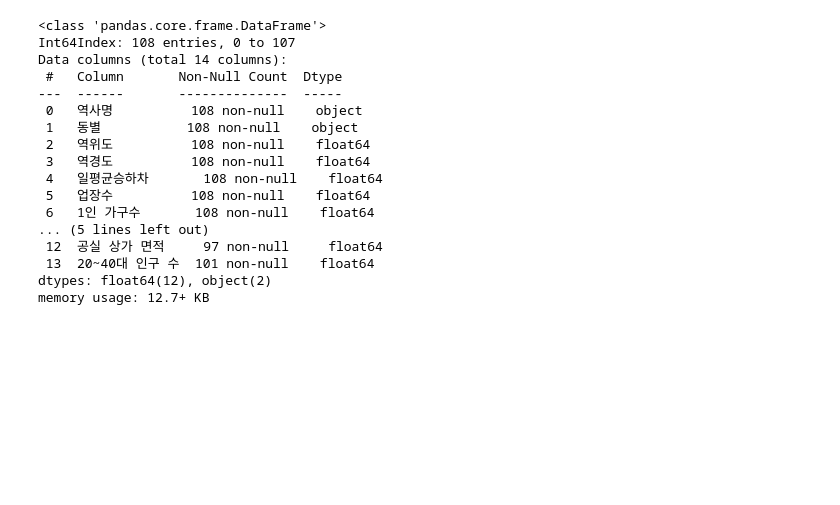
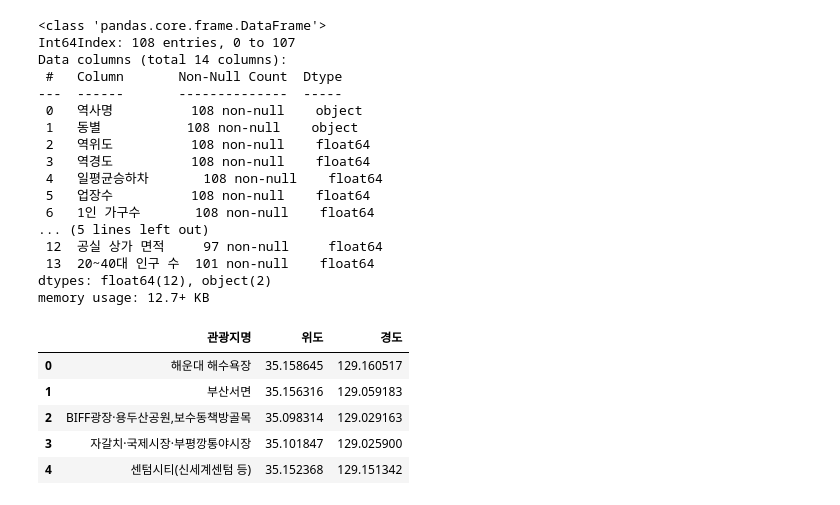
Before and after one commit to Busan-Bigdata-analysis/storage, a Jupyter notebook: handlingData/dataJoin.ipynb, the cells around one changed output. Saved outputs shown, nothing was run; the diff lists cells and outputs as text; code cells hidden in the pictures; blank space fills up the shorter version.

```diff
--- a/handlingData/dataJoin.ipynb
+++ b/handlingData/dataJoin.ipynb
@@ -695,3 +704,13 @@ dtypes: float64(12), object(2)
 memory usage: 12.7+ KB
 # %%
 compare_total_data.to_csv('../data/total_data/통합_사용_데이터_추가수정.csv',encoding='cp949')
+# %%
+tour_area = pd.read_csv('../data/total_data/2020 관광지별 시도별 관광객 현황(주변역 추가).csv')[['관광지명','위도','경도']]
+tour_area.head()
+# %% [output]
+|  | 관광지명 | 위도 | 경도 |
+| 0 | 해운대 해수욕장 | 35.158645 | 129.160517 |
+| 1 | 부산서면 | 35.156316 | 129.059183 |
+| 2 | BIFF광장·용두산공원,보수동책방골목 | 35.098314 | 129.029163 |
+| 3 | 자갈치·국제시장·부평깡통야시장 | 35.101847 | 129.025900 |
+| 4 | 센텀시티(신세계센텀 등) | 35.152368 | 129.151342 |
```
Also changed, not shown: parts of 9 cells of this notebook.
